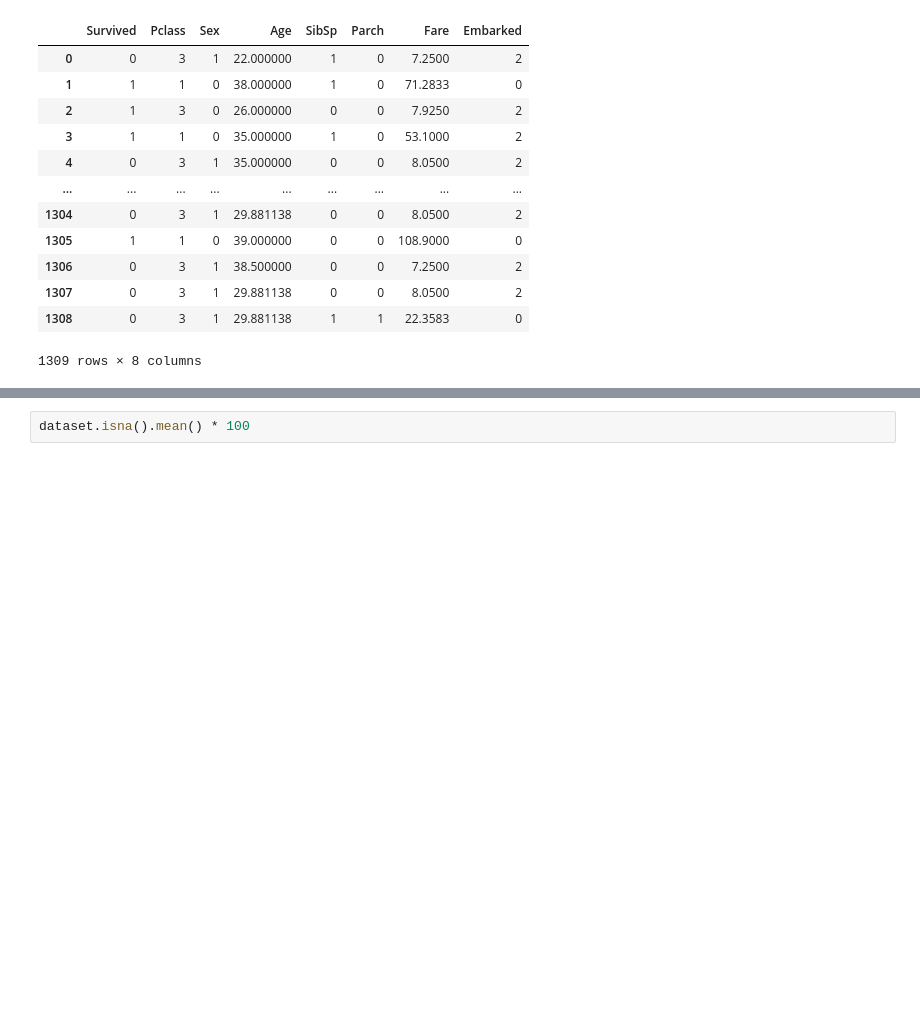
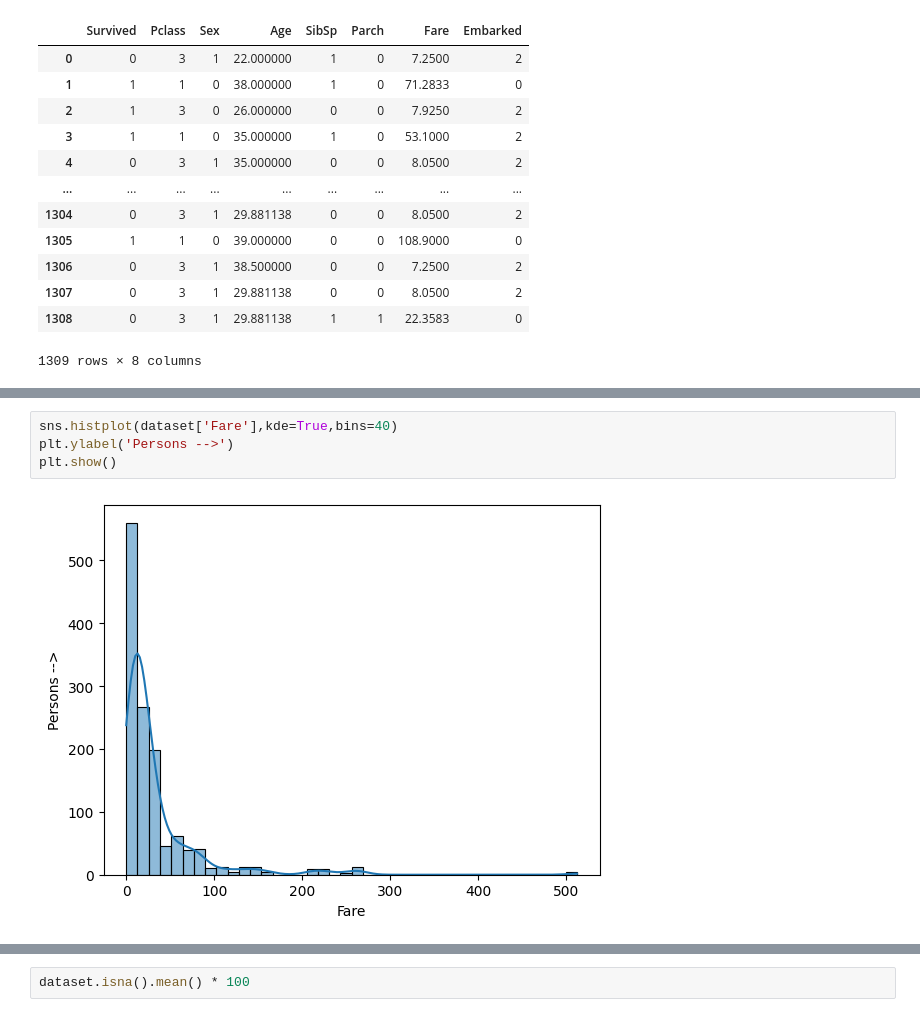
Before and after one commit to sahiltapu/Machine_Learning_projects, a Jupyter notebook: LOGISTIC_REGRESSION/titanic_survivor_prediction/Titanic_survivor_prediction.ipynb, the cells around one changed output, grey strips where cells are left out. Saved outputs shown, nothing was run; the diff lists cells and outputs as text; blank space fills up the shorter version.

```diff
--- a/LOGISTIC_REGRESSION/titanic_survivor_prediction/Titanic_survivor_prediction.ipynb
+++ b/LOGISTIC_REGRESSION/titanic_survivor_prediction/Titanic_survivor_prediction.ipynb
@@ -163,0 +156,6 @@ https://gist.github.com/mwaskom/de44147ed2974457ad6372750bbe5751
+# %%
+sns.histplot(dataset['Fare'],kde=True,bins=40)
+plt.ylabel('Persons -->')
+plt.show()
+# %% [output]
+[figure, added]
```
Also changed, not shown: parts of 2 cells of this notebook.
